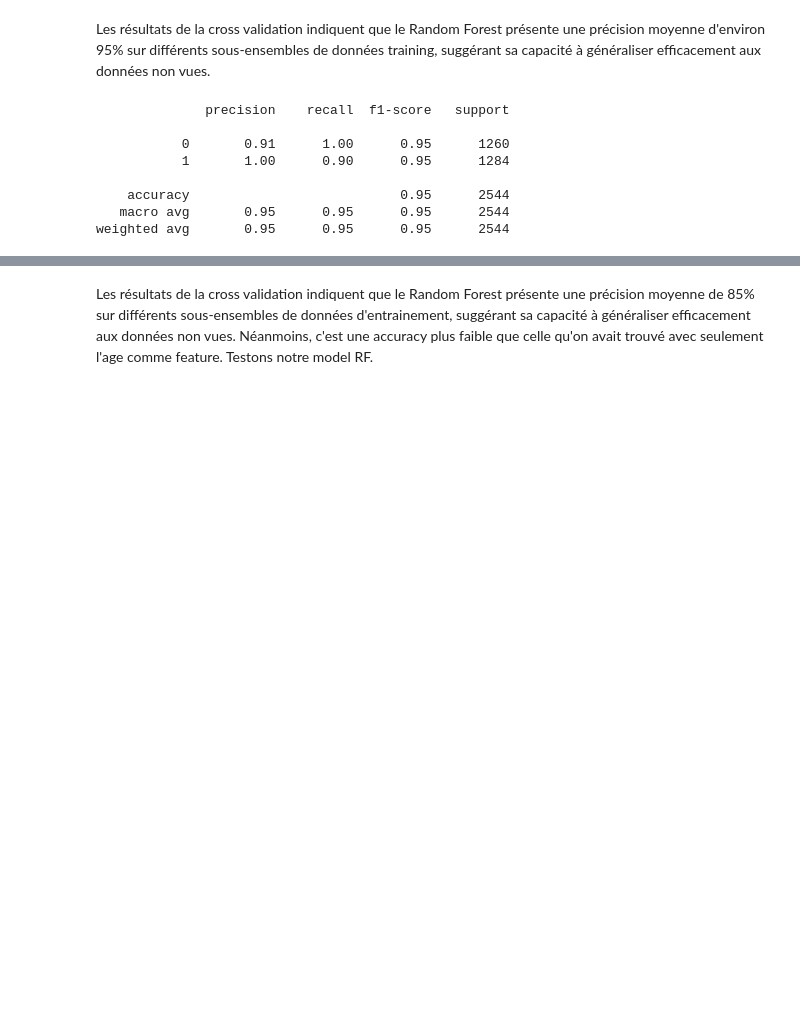
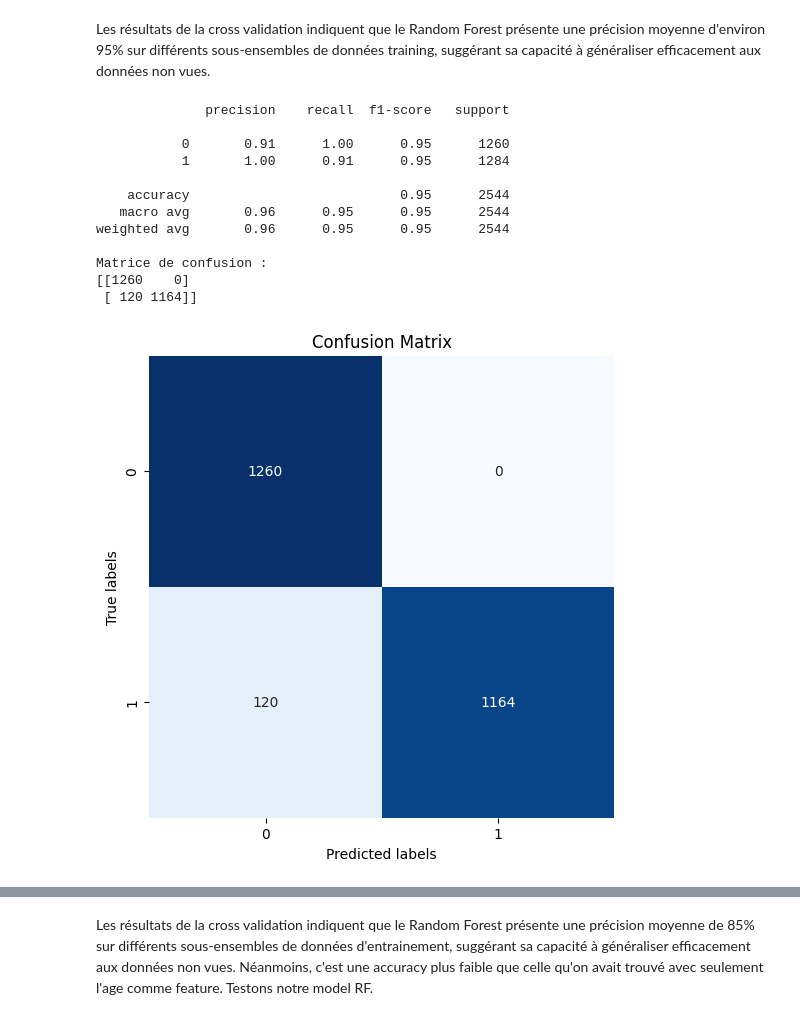
Before and after one commit to Aimen-prog/stroke-alert, a Jupyter notebook: stroke_alert.ipynb, the cells around one changed output, grey strips where cells are left out. Drawn from its saved outputs; the diff is of its cells as text; code cells hidden in the pictures; blank space fills up the shorter version.

```diff
--- a/stroke_alert.ipynb
+++ b/stroke_alert.ipynb
@@ -447,19 +490,37 @@ accuracy moyenne: 0.9476074987448196
 # %% [markdown]
 Les résultats de la cross validation indiquent que le Random Forest présente une précision moyenne d'environ 95% sur différents sous-ensembles de données training, suggérant sa capacité à généraliser efficacement aux données non vues.
-# %%
-model.fit(X_train, y_train)
-predictions = model.predict(X_test)
-
-# afficher les métriques
-report = classification_report(y_test, predictions)
-print(report)
-# %% [output]
-              precision    recall  f1-score   support
-
-           0       0.91      1.00      0.95      1260
-           1       1.00      0.90      0.95      1284
-
-    accuracy                           0.95      2544
-   macro avg       0.95      0.95      0.95      2544
-weighted avg       0.95      0.95      0.95      2544
+# %%
+model.fit(X_train, y_train)
+predictions = model.predict(X_test)
+
+# afficher les métriques
+report = classification_report(y_test, predictions)
+print(report)
+
+# calcul de la matrice de confusion
+
+conf_matrix = confusion_matrix(y_test, predictions)
+print("Matrice de confusion :")
+print(conf_matrix)
+
+plt.figure(figsize=(6, 6))
+sns.heatmap(conf_matrix, annot=True, cmap='Blues', fmt='g', cbar=False)
+plt.xlabel('Predicted labels')
+plt.ylabel('True labels')
+plt.title('Confusion Matrix')
+plt.show()
+# %% [output]
+              precision    recall  f1-score   support
+
+           0       0.91      1.00      0.95      1260
+           1       1.00      0.91      0.95      1284
+
+    accuracy                           0.95      2544
+   macro avg       0.96      0.95      0.95      2544
+weighted avg       0.96      0.95      0.95      2544
+
+Matrice de confusion :
+[[1260    0]
+ [ 120 1164]]
+[figure, added]
 # %% [markdown]
```
Also changed, not shown: parts of 29 cells of this notebook.
